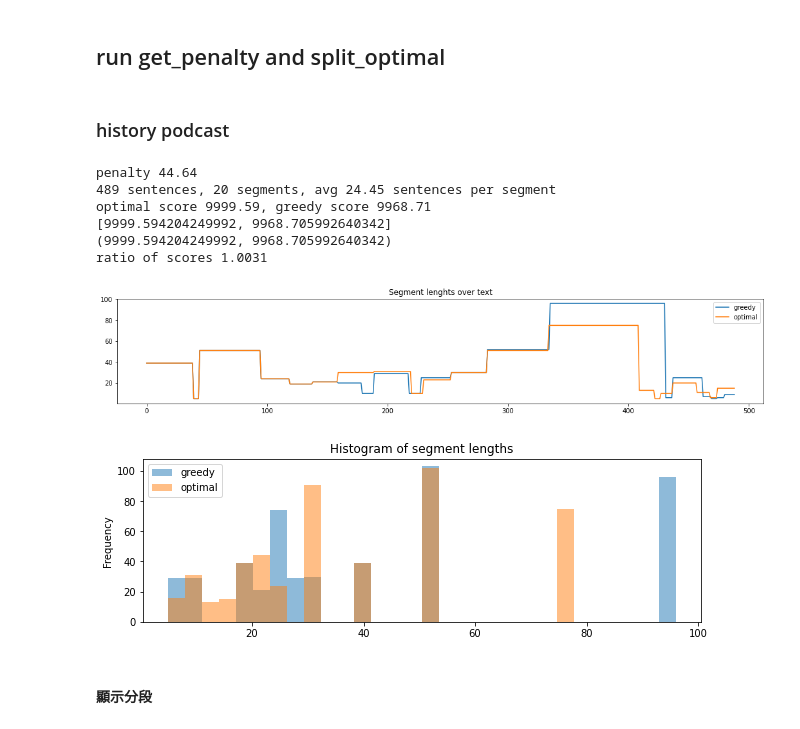
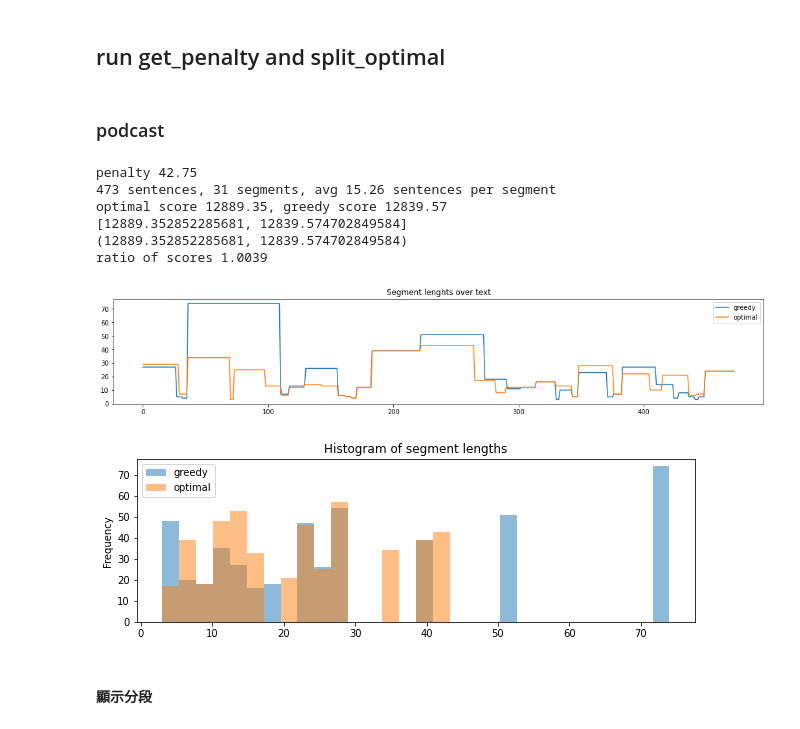
Before and after one commit to flora0110/podcast_segment_headine, a Jupyter notebook: podcast_to_headline.ipynb, the cells around one changed output. Cells and saved outputs as stored; diff of their text form; code cells hidden in the pictures.

```diff
--- a/podcast_to_headline.ipynb
+++ b/podcast_to_headline.ipynb
@@ -35,6 +49,5 @@ if not os.path.exists(corpus_path):
 # %%
-links = {'history': 'https://raw.githubusercontent.com/flora0110/spotify_segment_headine/main/podcast_data/history_comma.txt',  # a tale of two cities
-         'sugar': 'https://raw.githubusercontent.com/flora0110/spotify_segment_headine/main/podcast_data/SugarCravings.txt'}  # siddartha
+links = {'podcast_text': 'https://raw.githubusercontent.com/grace-boop/podcast/main/5_Ways'}  # siddartha
 
 for link in links.values():
     text_path = os.path.basename(link)
@@ -75,12 +99,12 @@ sentence_tokenizer = SimpleSentenceTokenizer()
 from textsplit.tools import get_penalty, get_segments
 from textsplit.algorithm import split_optimal, split_greedy, get_total
 # %% [markdown]
-### history podcast
+### podcast
 # %%
 #@title segment target length in sentences { display-mode: "form" }
-segment_len =  30#@param {type:"integer"}
+segment_len =  20#@param {type:"integer"}
 # %%
-link = links['history']
+link = links['podcast_text']
 book_path = os.path.basename(link)
 
 with open(book_path, 'rt') as f:
@@ -102,41 +126,41 @@ penalty = get_penalty([sentence_vectors], segment_len)
 print('penalty %4.2f' % penalty)
 
 optimal_segmentation = split_optimal(sentence_vectors, penalty, seg_limit=250)
 segmented_text = get_segments(sentenced_text, optimal_segmentation)
 
 print('%d sentences, %d segments, avg %4.2f sentences per segment' % (
     len(sentenced_text), len(segmented_text), len(sentenced_text) / len(segmented_text)))
 
 with open(book_path + '.seg', 'wt') as f:
     for i, segment_sentences in enumerate(segmented_text):
         segment_str = ' // '.join(segment_sentences)
         gain = optimal_segmentation.gains[i] if i < len(segmented_text) - 1 else 0
         segment_info = ' [%d sentences, %4.3f] ' % (len(segment_sentences), gain)
         print(segment_str + '\n8<' + '=' * 30 + segment_info + "=" * 30, file=f)
 
 greedy_segmentation = split_greedy(sentence_vectors, max_splits=len(optimal_segmentation.splits))
 greedy_segmented_text = get_segments(sentenced_text, greedy_segmentation)
 lengths_optimal = [len(segment) for segment in segmented_text for sentence in segment]
 lengths_greedy = [len(segment) for segment in greedy_segmented_text for sentence in segment]
 df = pd.DataFrame({'greedy':lengths_greedy, 'optimal': lengths_optimal})
 df.plot.line(figsize=(18, 3), title='Segment lenghts over text')
 df.plot.hist(bins=30, alpha=0.5, figsize=(10, 3), title='Histogram of segment lengths')
 
 totals = [get_total(sentence_vectors, seg.splits, penalty)
           for seg in [optimal_segmentation, greedy_segmentation]]
 print('optimal score %4.2f, greedy score %4.2f' % tuple(totals))
 print(totals)
 print(tuple(totals))
 print('ratio of scores %5.4f' % (totals[0] / totals[1]))
 # %% [output]
-penalty 44.64
-489 sentences, 20 segments, avg 24.45 sentences per segment
-optimal score 9999.59, greedy score 9968.71
-[9999.594204249992, 9968.705992640342]
-(9999.594204249992, 9968.705992640342)
-ratio of scores 1.0031
+penalty 42.75
+473 sentences, 31 segments, avg 15.26 sentences per segment
+optimal score 12889.35, greedy score 12839.57
+[12889.352852285681, 12839.574702849584]
+(12889.352852285681, 12839.574702849584)
+ratio of scores 1.0039
-[figure, old version]
+[figure, new version]
-[figure, old version]
+[figure, new version]
 # %% [markdown]
 #### 顯示分段
 # %%
```
Also changed, not shown: parts of 12 cells of this notebook.
